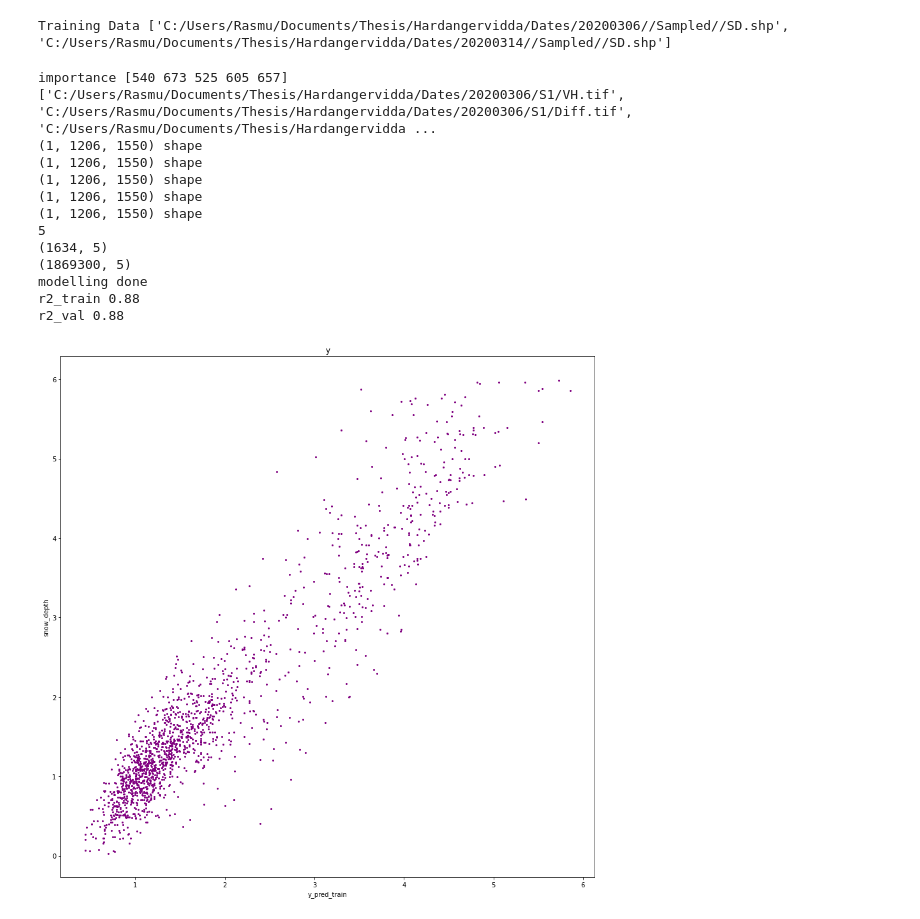
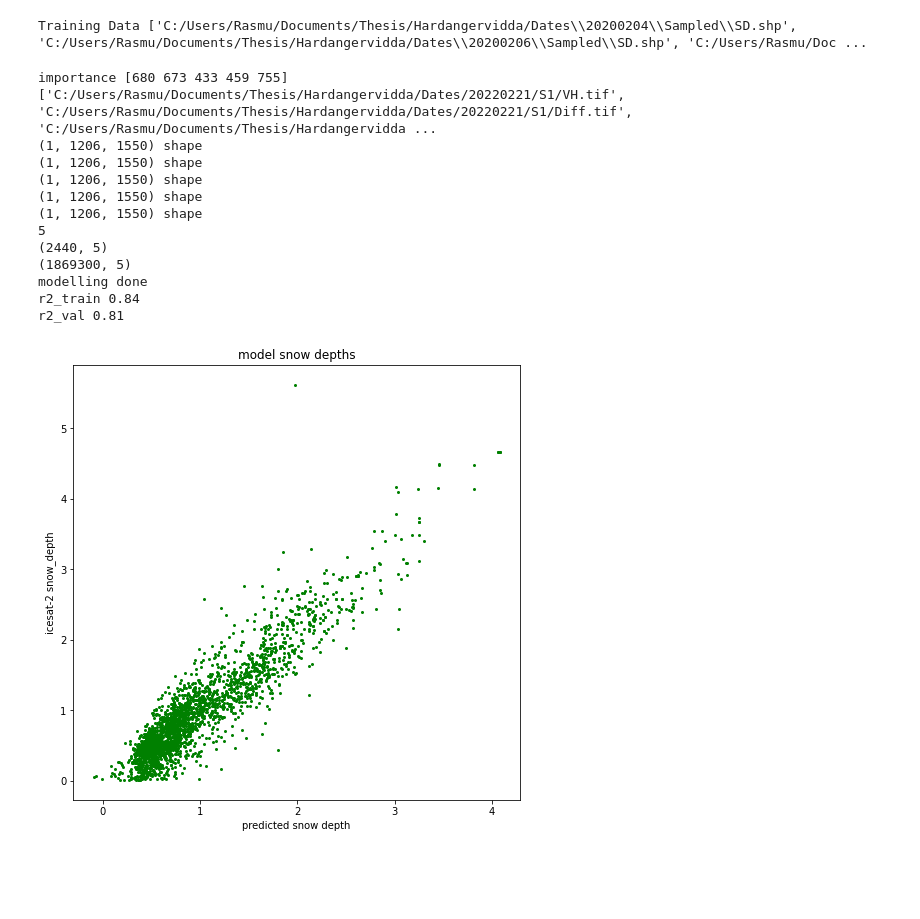
Before and after one commit to RasmusMeyer/SnowDepth, a Jupyter notebook: SnowDepth/Regression.ipynb, the cells around one changed output. Cells and saved outputs as stored; diff of their text form; code cells hidden in the pictures; blank space fills up the shorter version.

```diff
--- a/SnowDepth/Regression.ipynb
+++ b/SnowDepth/Regression.ipynb
@@ -36,9 +36,9 @@ def concat(AOI_path, outdir, singledate):
 AOI_path = 'C:/Users/Rasmu/Documents/Thesis/Hardangervidda/Dates/'
 outdir = 'C:/Users/Rasmu/Documents/Thesis/Hardangervidda/Training_Data/'
 
-Training_Data = concat(AOI_path, outdir, True)
+Training_Data = concat(AOI_path, outdir, False)
 # %% [output]
-Training Data ['C:/Users/Rasmu/Documents/Thesis/Hardangervidda/Dates/20200306//Sampled//SD.shp', 'C:/Users/Rasmu/Documents/Thesis/Hardangervidda/Dates/20200314//Sampled//SD.shp']
+Training Data ['C:/Users/Rasmu/Documents/Thesis/Hardangervidda/Dates\\20200204\\Sampled\\SD.shp', 'C:/Users/Rasmu/Documents/Thesis/Hardangervidda/Dates\\20200206\\Sampled\\SD.shp', 'C:/Users/Rasmu/Doc ...
 # %%
 def stack(path):
     VH = os.path.join(path , "VH.tif")
@@ -112,37 +112,37 @@ def model(Training_Data_Path, Prediction_Path, outdir):
     y_pred[y_pred==0] = np.nan
     y_pred = y_pred.reshape(og_shape)
 
-    with rasterio.open(outdir + 'Prediction_20200306_test3.tif', 'w', **profile) as dst:
+    with rasterio.open(outdir + 'Prediction_20220221_6.tif', 'w', **profile) as dst:
         dst.write(y_pred.astype(rasterio.float32))
 
     return y_pred_val,y_val, y_pred_train, y
 
 
 Training_Data_Path = 'C:/Users/Rasmu/Documents/Thesis/Hardangervidda/Training_Data/'
-Prediction_Path = 'C:/Users/Rasmu/Documents/Thesis/Hardangervidda/Dates/20200306/S1/'
+Prediction_Path = 'C:/Users/Rasmu/Documents/Thesis/Hardangervidda/Dates/20220221/S1/'
 outdir = 'C:/Users/Rasmu/Documents/Thesis/Hardangervidda/Results/'
 y_pred_val,y_val,y_pred_train, y = model(Training_Data_Path, Prediction_Path, outdir)
 # %% [output]
-importance [540 673 525 605 657]
-['C:/Users/Rasmu/Documents/Thesis/Hardangervidda/Dates/20200306/S1/VH.tif', 'C:/Users/Rasmu/Documents/Thesis/Hardangervidda/Dates/20200306/S1/Diff.tif', 'C:/Users/Rasmu/Documents/Thesis/Hardangervidda ...
+importance [680 673 433 459 755]
+['C:/Users/Rasmu/Documents/Thesis/Hardangervidda/Dates/20220221/S1/VH.tif', 'C:/Users/Rasmu/Documents/Thesis/Hardangervidda/Dates/20220221/S1/Diff.tif', 'C:/Users/Rasmu/Documents/Thesis/Hardangervidda ...
 (1, 1206, 1550) shape
 (1, 1206, 1550) shape
 (1, 1206, 1550) shape
 (1, 1206, 1550) shape
 (1, 1206, 1550) shape
 5
-(1634, 5)
+(2440, 5)
 (1869300, 5)
 modelling done
-r2_train 0.88
-r2_val 0.88
+r2_train 0.84
+r2_val 0.81
 # %%
-plt.figure(figsize=(15, 15))
-plt.title('y')
-plt.xlabel('y_pred_train')
-plt.ylabel('snow_depth')
+plt.figure(figsize=(8, 8))
+plt.title('model snow depths')
+plt.xlabel('predicted snow depth')
+plt.ylabel('icesat-2 snow_depth')
 #plt.scatter(y_pred_val, y_val, color='purple', s=4);
-plt.scatter(y_pred_train, y, color='purple', s=4);
+plt.scatter(y_pred_train, y, color='green', s=4);
 #plt.xlim([800, 1600])
 # %% [output]
-[figure, old version]
+[figure, new version]
```
Also changed, not shown: 3 other files.
